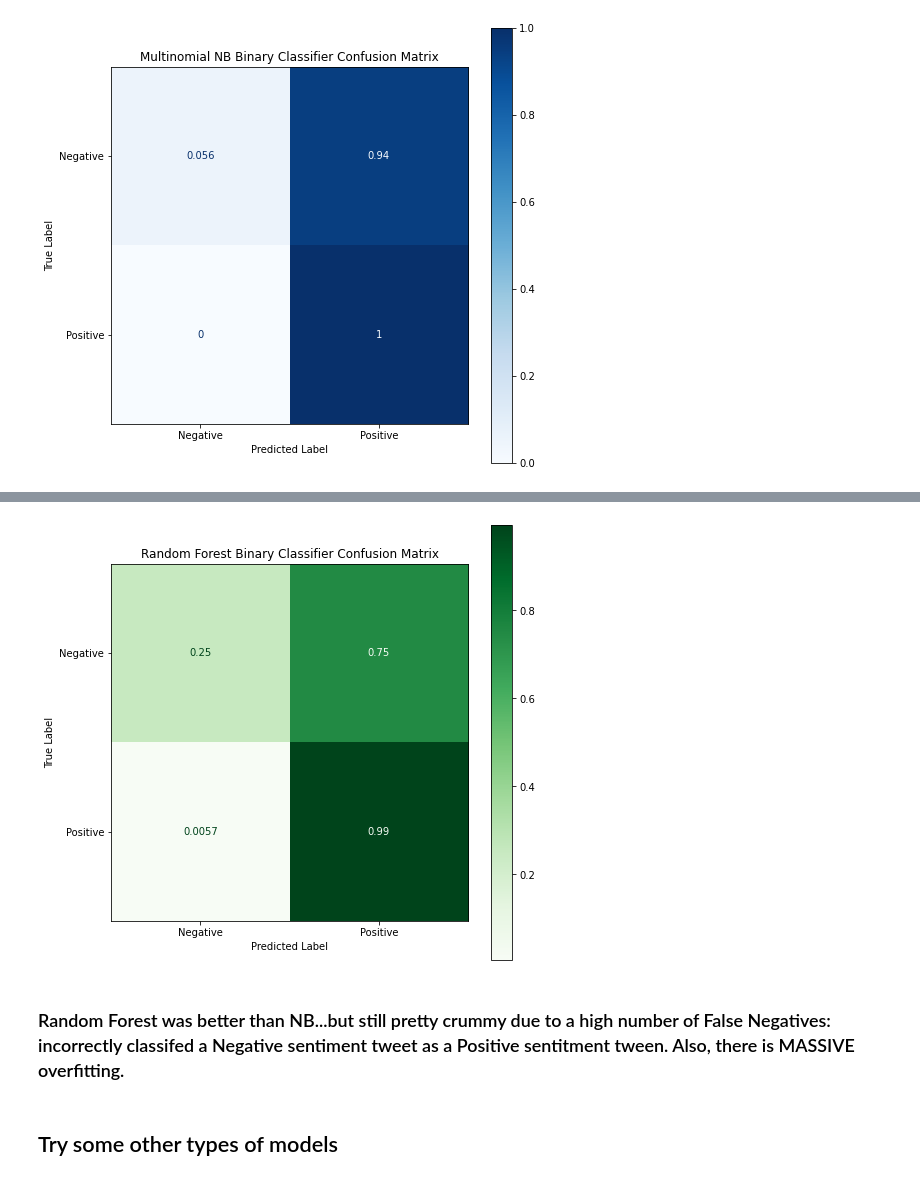
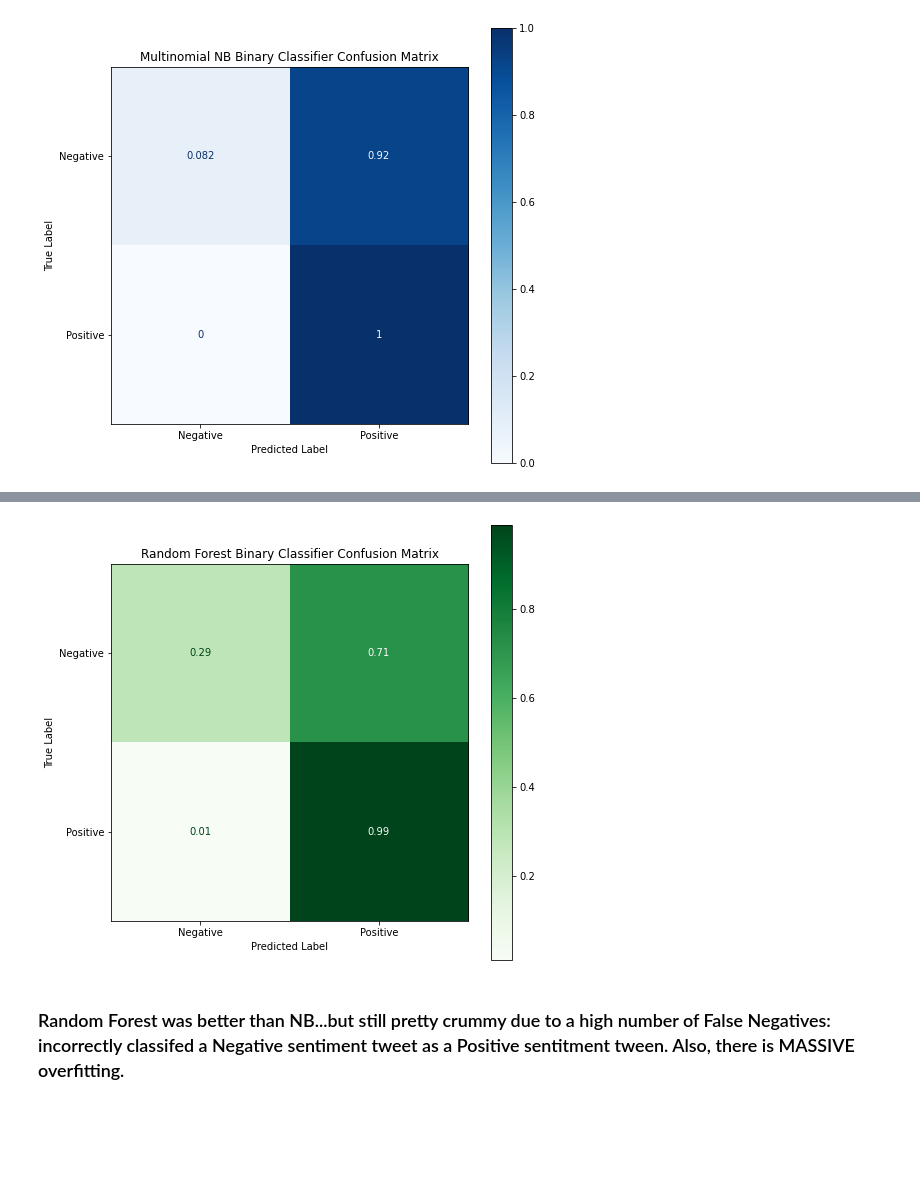
Before and after one commit to lspope/dsc-phase-4-project, a Jupyter notebook: notebooks/modeling.ipynb, the cells around one changed output, grey strips where cells are left out. Cells and saved outputs as stored; diff of their text form; code cells hidden in the pictures; blank space fills up the shorter version.

```diff
--- a/notebooks/modeling.ipynb
+++ b/notebooks/modeling.ipynb
@@ -239,4 +133,6 @@ Name: tweet_text, dtype: object
 corpus_binary = all_tweets[all_tweets['sentiment'] != 'Neutral']['tweet_text'].tolist()
 labels_binary = all_tweets[all_tweets['sentiment'] != 'Neutral']['sentiment'].tolist()
 
-train_tweets_binary, test_tweets_binary, train_sentiment_binary, test_sentiment_binary = train_test_split(corpus_binary, labels_binary, test_size=0.3, random_state=42)
+X_train_binary, X_test_binary, y_train_binary, y_test_binary = train_test_split(corpus_binary, labels_binary, test_size=0.2, random_state=42)
+
+print(len(X_train_binary), len(y_train_binary), len(X_test_binary), len(y_test_binary))
@@ -244,18 +142,15 @@ train_tweets_binary, test_tweets_binary, train_sentiment_binary, test_sentiment_
 # Text Processing - TF-IDF
 # Use TF_IDF to focus on words that appear heavily in tweets from a given class, but rarely appear in tweets from other class/classes.
 
-
-from sklearn.feature_extraction.text import TfidfVectorizer
-
 # Use tokenzer for tweets and the customized stopwords list
-vectorizer_for_binary = TfidfVectorizer(tokenizer=tokenize_tweet,
+tfidvectorizer_for_binary = TfidfVectorizer(tokenizer=tokenize_lemmatize_tweet,
                                         stop_words=get_social_media_stopwords_list(),
                                         strip_accents='ascii',
                                         decode_error='ignore')
 
 # Fit on TRAIN data
-tf_idf_data_train_binary = vectorizer_for_binary.fit_transform(train_tweets_binary)
+tf_idf_data_train_binary = tfidvectorizer_for_binary.fit_transform(X_train_binary)
 # Creat a vectorized version of the TEST data
-tf_idf_data_test_binary = vectorizer_for_binary.transform(test_tweets_binary)
+tf_idf_data_test_binary = tfidvectorizer_for_binary.transform(X_test_binary)
 # %%
 # TF-IDF - Let's check out the vocab for the ENTIRE corpus of Pos and Neg Tweets...Train and Test
@@ -316,0 +180,11 @@ weighted avg       0.89      0.87      0.81      1022
+# %%
+nb_classifier_binary = Pipeline([  ('tfidf_vec', tfidvectorizer_for_binary),
+                            ('clf', MultinomialNB()) ])
+
+nb_classifier_binary.fit(X_train_binary, y_train_binary)
+
+nb_classifier_binary_train_predictions = nb_classifier_binary.predict(X_train_binary)
+nb_classifier_binary_test_predictions = nb_classifier_binary.predict(X_test_binary)
+
+nb_classifier_binary_train_score = accuracy_score(y_train_binary, nb_classifier_binary_train_predictions)
+nb_classifier_binary_test_score = accuracy_score(y_test_binary, nb_classifier_binary_test_predictions)
@@ -343,0 +216,9 @@ weighted avg       0.89      0.89      0.86      1022
+# %%
+# Try RandomForest
+rf_clf_binary = Pipeline([ ('tfidf_vec', tfidvectorizer_for_binary),
+                           ('clf', RandomForestClassifier(n_estimators=100) )])
+
+rf_clf_binary.fit(X_train_binary, y_train_binary)
+
+rf_clf_binary_train_predictions = rf_clf_binary.predict(X_train_binary)
+rf_clf_binary_test_predictions = rf_clf_binary.predict(X_test_binary)
@@ -344,8 +246,6 @@ weighted avg       0.89      0.89      0.86      1022
 # %%
-plot_pretty_cf(rf_classifier_binary, tf_idf_data_test_binary, test_sentiment_binary, cmap='Greens', title='Random Forest Binary Classifier Confusion Matrix')
+plot_pretty_cf(rf_clf_binary, X_test_binary, y_test_binary, cmap='Greens', title='Random Forest Binary Classifier Confusion Matrix')
 # %% [output]
-[figure, old version]
+[figure, new version]
 # %% [markdown]
 ### Random Forest was better than NB...but still pretty crummy due to a high number of False Negatives: incorrectly classifed a Negative sentiment tweet as a Positive sentitment tween. Also, there is MASSIVE overfitting.
-# %% [markdown]
-## Try some other types of models
```
Also changed, not shown: parts of 34 cells of this notebook, 2 other files.
